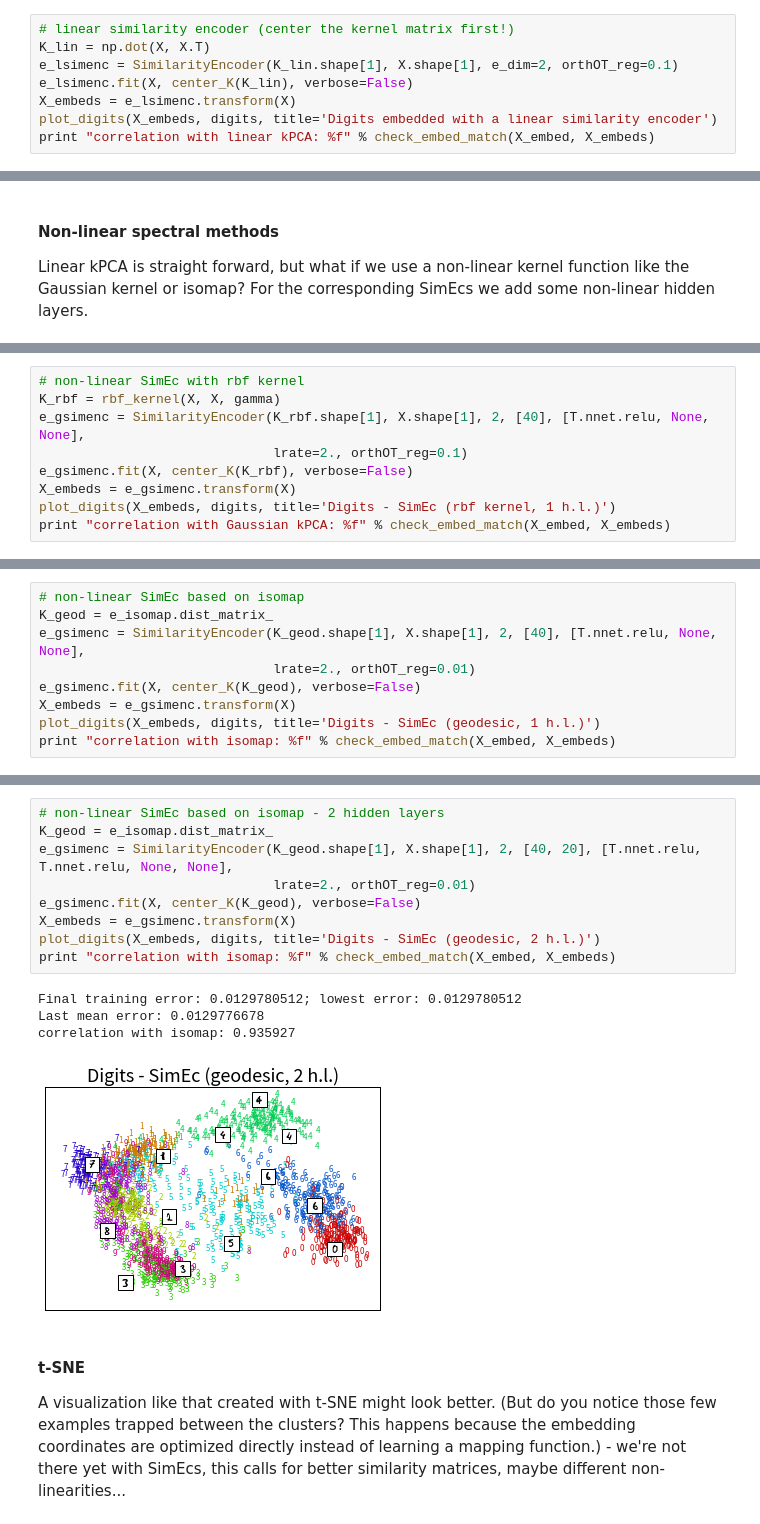
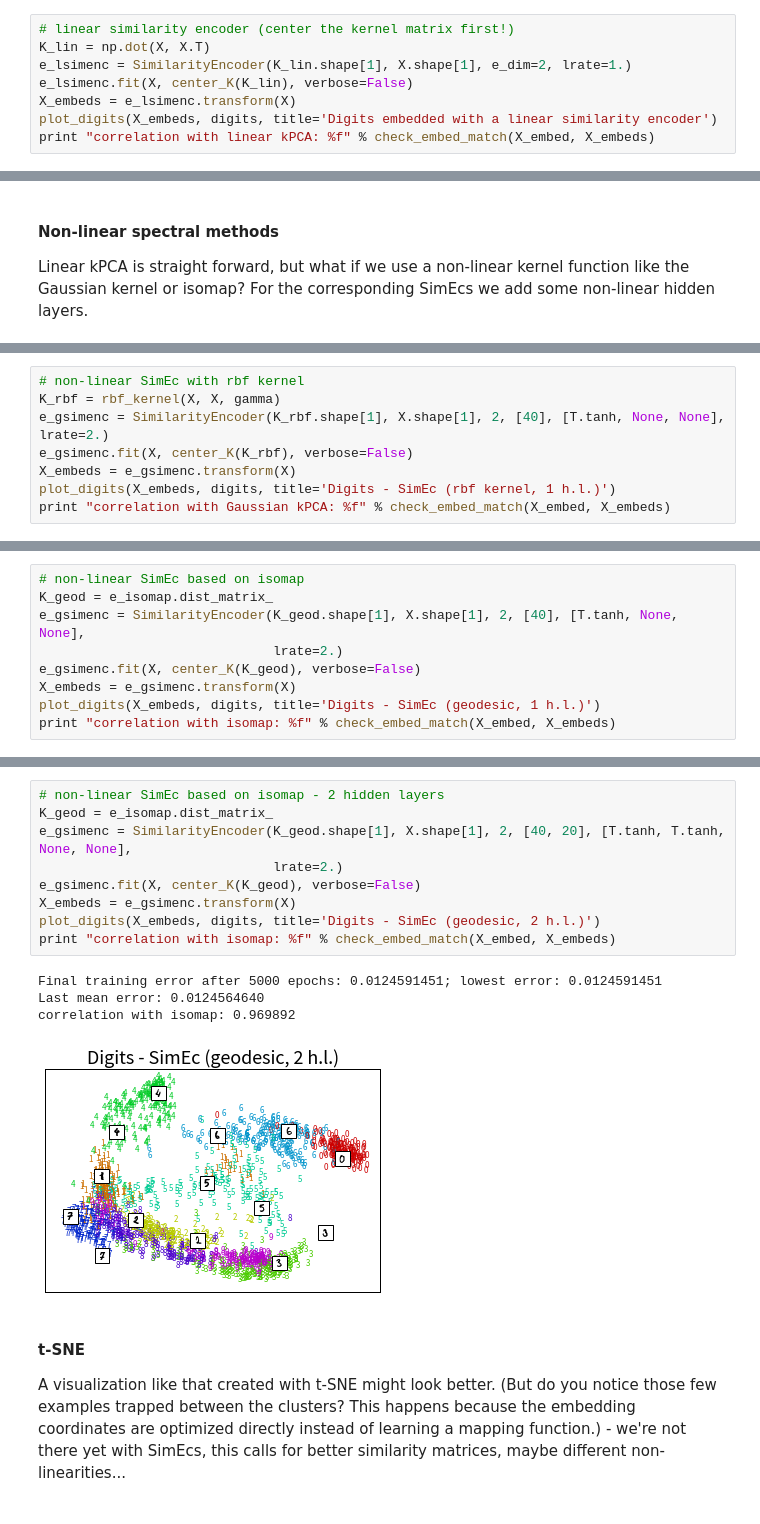
Before and after one commit to cod3licious/simec-theano, a Jupyter notebook: examples/examples_simec.ipynb, the cells around one changed output, grey strips where cells are left out. Drawn from its saved outputs; the diff is of its cells as text.

```diff
--- a/examples/examples_simec.ipynb
+++ b/examples/examples_simec.ipynb
@@ -96,7 +99,7 @@ correlation of PCA and linear kPCA: 1.000000
 # %%
 # linear similarity encoder (center the kernel matrix first!)
 K_lin = np.dot(X, X.T)
-e_lsimenc = SimilarityEncoder(K_lin.shape[1], X.shape[1], e_dim=2, orthOT_reg=0.1)
+e_lsimenc = SimilarityEncoder(K_lin.shape[1], X.shape[1], e_dim=2, lrate=1.)
 e_lsimenc.fit(X, center_K(K_lin), verbose=False)
 X_embeds = e_lsimenc.transform(X)
 plot_digits(X_embeds, digits, title='Digits embedded with a linear similarity encoder')
@@ -122,8 +125,7 @@ plot_digits(X_embed, digits, title='Digits embedded with Gaussian Kernel PCA')
 # %%
 # non-linear SimEc with rbf kernel
 K_rbf = rbf_kernel(X, X, gamma)
-e_gsimenc = SimilarityEncoder(K_rbf.shape[1], X.shape[1], 2, [40], [T.nnet.relu, None, None],
-                              lrate=2., orthOT_reg=0.1)
+e_gsimenc = SimilarityEncoder(K_rbf.shape[1], X.shape[1], 2, [40], [T.tanh, None, None], lrate=2.)
 e_gsimenc.fit(X, center_K(K_rbf), verbose=False)
 X_embeds = e_gsimenc.transform(X)
 plot_digits(X_embeds, digits, title='Digits - SimEc (rbf kernel, 1 h.l.)')
@@ -143,8 +145,8 @@ plot_digits(X_embed, digits, title='Digits embedded with isomap')
 # %%
 # non-linear SimEc based on isomap
 K_geod = e_isomap.dist_matrix_
-e_gsimenc = SimilarityEncoder(K_geod.shape[1], X.shape[1], 2, [40], [T.nnet.relu, None, None],
-                              lrate=2., orthOT_reg=0.01)
+e_gsimenc = SimilarityEncoder(K_geod.shape[1], X.shape[1], 2, [40], [T.tanh, None, None],
+                              lrate=2.)
 e_gsimenc.fit(X, center_K(K_geod), verbose=False)
 X_embeds = e_gsimenc.transform(X)
 plot_digits(X_embeds, digits, title='Digits - SimEc (geodesic, 1 h.l.)')
@@ -157,17 +159,17 @@ correlation with isomap: 0.923578
 # %%
 # non-linear SimEc based on isomap - 2 hidden layers
 K_geod = e_isomap.dist_matrix_
-e_gsimenc = SimilarityEncoder(K_geod.shape[1], X.shape[1], 2, [40, 20], [T.nnet.relu, T.nnet.relu, None, None],
-                              lrate=2., orthOT_reg=0.01)
+e_gsimenc = SimilarityEncoder(K_geod.shape[1], X.shape[1], 2, [40, 20], [T.tanh, T.tanh, None, None],
+                              lrate=2.)
 e_gsimenc.fit(X, center_K(K_geod), verbose=False)
 X_embeds = e_gsimenc.transform(X)
 plot_digits(X_embeds, digits, title='Digits - SimEc (geodesic, 2 h.l.)')
 print "correlation with isomap: %f" % check_embed_match(X_embed, X_embeds)
 # %% [output]
-Final training error: 0.0129780512; lowest error: 0.0129780512
-Last mean error: 0.0129776678
-correlation with isomap: 0.935927
+Final training error after 5000 epochs: 0.0124591451; lowest error: 0.0124591451
+Last mean error: 0.0124564640
+correlation with isomap: 0.969892
-[figure, old version]
+[figure, new version]
 # %% [markdown]
 #### t-SNE
 A visualization like that created with t-SNE might look better. (But do you notice those few examples trapped between the clusters? This happens because the embedding coordinates are optimized directly instead of learning a mapping function.) - we're not there yet with SimEcs, this calls for better similarity matrices, maybe different non-linearities...
```
Also changed, not shown: parts of 16 cells of this notebook, 8 other files.
